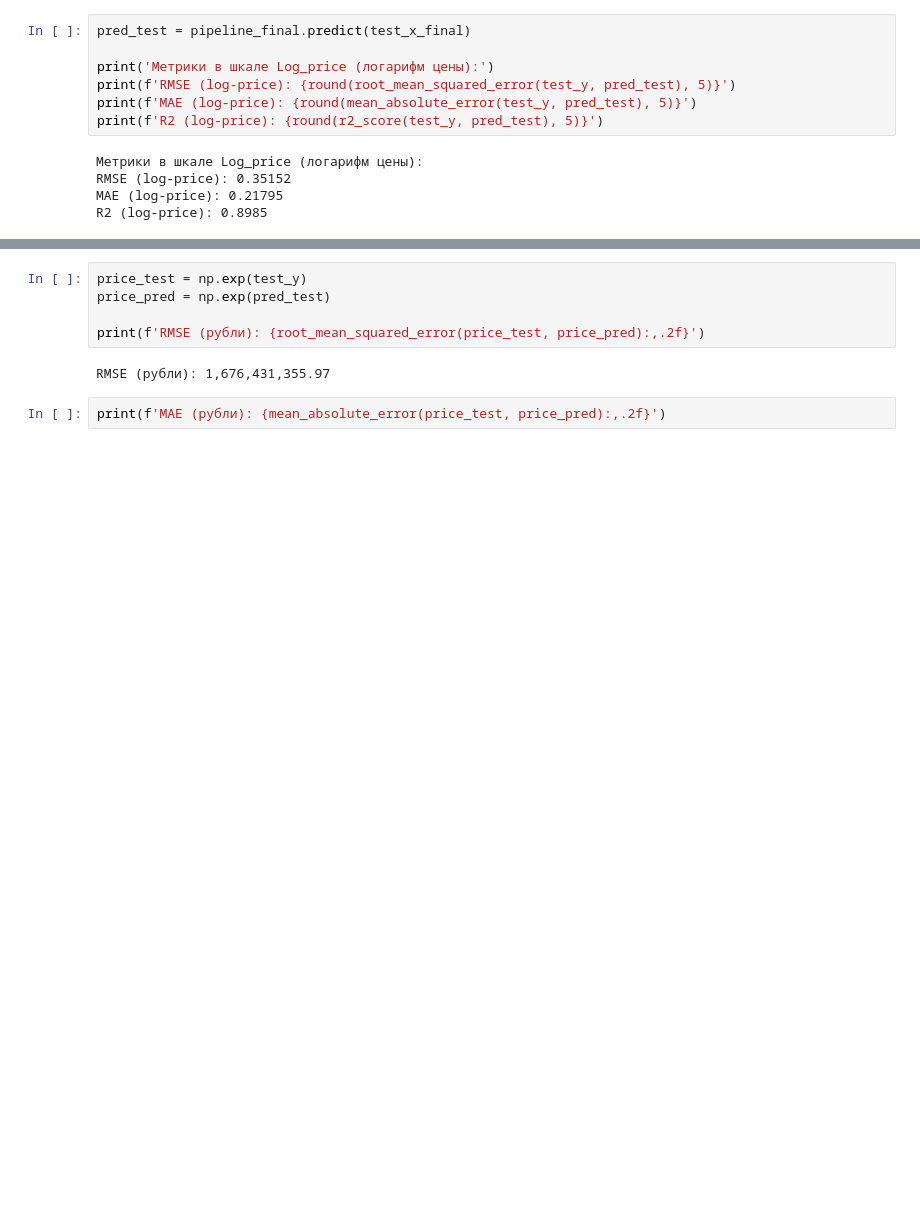
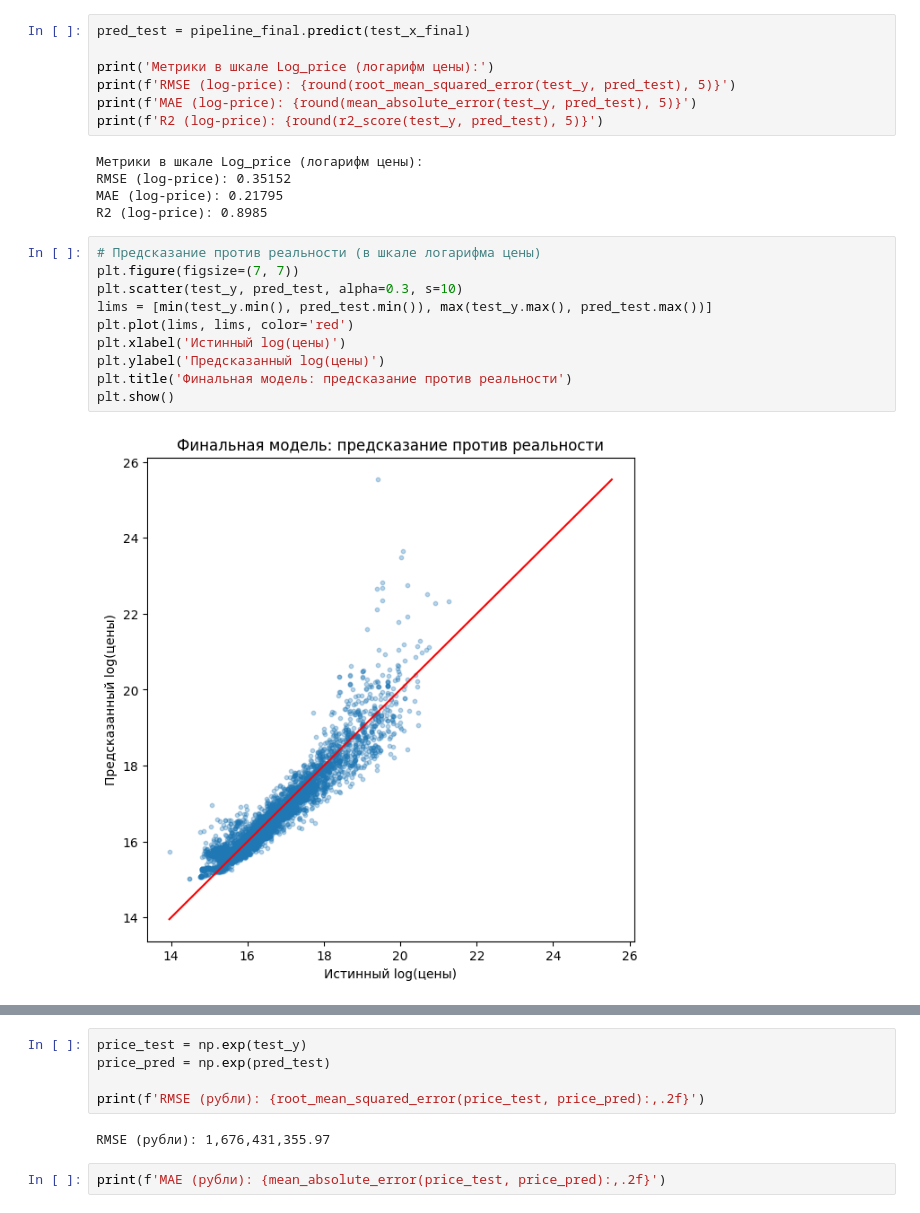
Before and after one commit to evgpat/ml_basics_course, a Jupyter notebook: lesson_02/02_Семинар_Задача_предсказания_стоимости_квартиры.ipynb, the cells around one changed output, grey strips where cells are left out. Cells and saved outputs as stored; diff of their text form; blank space fills up the shorter version.

```diff
--- a/lesson_02/02_Семинар_Задача_предсказания_стоимости_квартиры.ipynb
+++ b/lesson_02/02_Семинар_Задача_предсказания_стоимости_квартиры.ipynb
@@ -1049,3 +1194,15 @@ print(f'R2 (log-price): {round(r2_score(test_y, pred_test), 5)}')
 RMSE (log-price): 0.35152
 MAE (log-price): 0.21795
 R2 (log-price): 0.8985
+# %%
+# Предсказание против реальности (в шкале логарифма цены)
+plt.figure(figsize=(7, 7))
+plt.scatter(test_y, pred_test, alpha=0.3, s=10)
+lims = [min(test_y.min(), pred_test.min()), max(test_y.max(), pred_test.max())]
+plt.plot(lims, lims, color='red')
+plt.xlabel('Истинный log(цены)')
+plt.ylabel('Предсказанный log(цены)')
+plt.title('Финальная модель: предсказание против реальности')
+plt.show()
+# %% [output]
+[figure, added]
```
Also changed, not shown: parts of 50 cells of this notebook, 2 other files.
